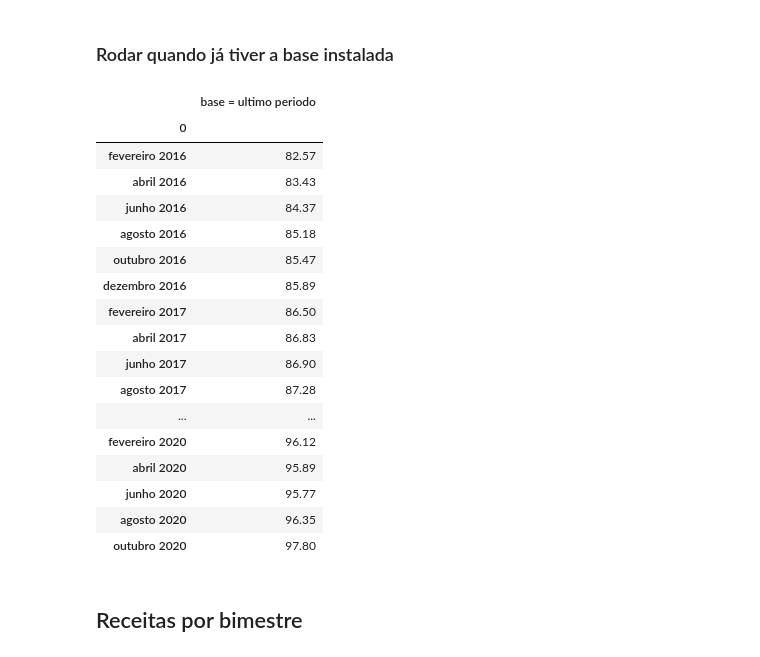
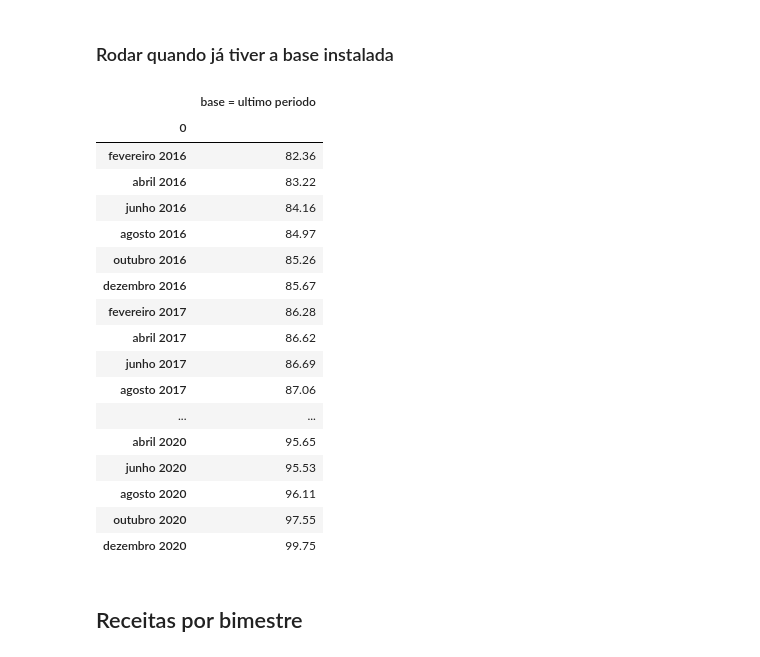
Before and after one commit to yanprada/platform-curiocidades, a Jupyter notebook: notebook/Cria as Tabelas.ipynb, the cells around one changed output. Saved outputs shown, nothing was run; the diff lists cells and outputs as text; code cells hidden in the pictures.

```diff
--- a/notebook/Cria as Tabelas.ipynb
+++ b/notebook/Cria as Tabelas.ipynb
@@ -254,50 +255,50 @@ while i >= -len(df1['Brasil']):
         df1.iloc[i , 2]=100
     else:
         df1.iloc[i , 2]=(100/(100+df1.iloc[i , 1])*df1.iloc[ant , 2])
     i=i-1
 
 df1.drop(['Brasil','Outro'],axis=1,inplace=True)
 df1.columns = ['base = ultimo periodo']
 df1.reset_index(inplace=True)
 
 
 #Arruma as datas
 meses = ['fevereiro','abril','junho','agosto','outubro','dezembro']
 ano = ['2016','2017','2018','2019','2020']
 lista = []
 for i in ano:
     for j in meses:
         data="{} {}".format(j,i)
         lista.append(data)
 df1 = df1[df1[0].isin(lista)]
 if len(df1[0])%2:
     df1.set_index(0,inplace=True)
 else:
-    df1 = df1.iloc[:-1] #ALTERAR AQUI A DATA PARA OUTROS MESES
+    df1 = df1.iloc[:] #ALTERAR AQUI A DATA PARA OUTROS MESES
     df1.set_index(0,inplace=True)
 #Exporta os dados
 ipca=df1
 ipca.to_csv(path_download2, index = True)
 ipca
 # %% [output]
 |  | base = ultimo periodo |
 | 0 |  |
-| fevereiro 2016 | 82.57 |
-| abril 2016 | 83.43 |
-| junho 2016 | 84.37 |
-| agosto 2016 | 85.18 |
-| outubro 2016 | 85.47 |
-| dezembro 2016 | 85.89 |
-| fevereiro 2017 | 86.50 |
-| abril 2017 | 86.83 |
-| junho 2017 | 86.90 |
-| agosto 2017 | 87.28 |
+| fevereiro 2016 | 82.36 |
+| abril 2016 | 83.22 |
+| junho 2016 | 84.16 |
+| agosto 2016 | 84.97 |
+| outubro 2016 | 85.26 |
+| dezembro 2016 | 85.67 |
+| fevereiro 2017 | 86.28 |
+| abril 2017 | 86.62 |
+| junho 2017 | 86.69 |
+| agosto 2017 | 87.06 |
 | ... | ... |
-| fevereiro 2020 | 96.12 |
-| abril 2020 | 95.89 |
-| junho 2020 | 95.77 |
-| agosto 2020 | 96.35 |
-| outubro 2020 | 97.80 |
+| abril 2020 | 95.65 |
+| junho 2020 | 95.53 |
+| agosto 2020 | 96.11 |
+| outubro 2020 | 97.55 |
+| dezembro 2020 | 99.75 |
 # %% [markdown]
 ## Receitas por bimestre
 # %%
```
Also changed, not shown: parts of 32 cells of this notebook, 31 other files.
